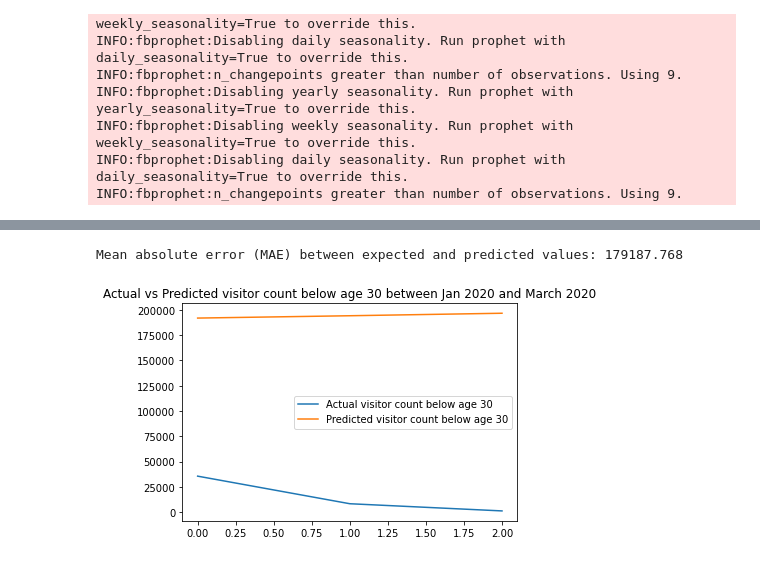
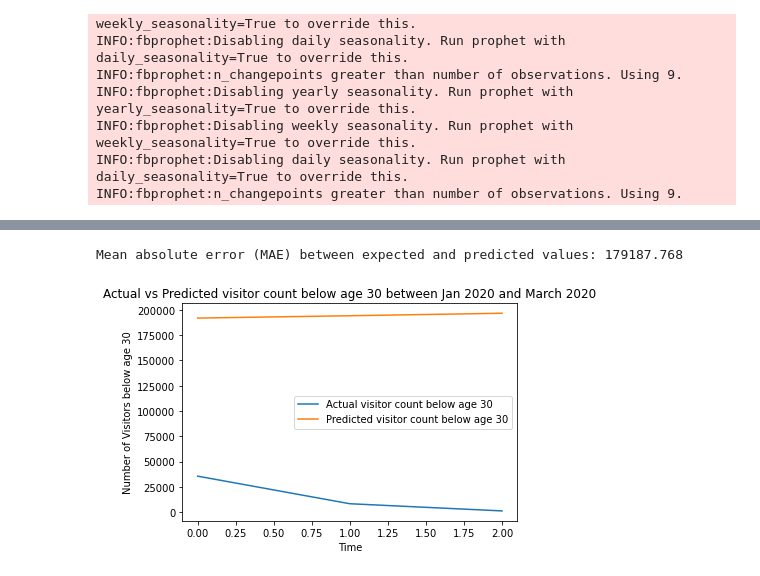
Before and after one commit to alokparna-wsu/Time-Series-Analysis-on-Tourism-Industry, a Jupyter notebook: Tourism_Forcasting_By_Age.ipynb, the cells around one changed output, grey strips where cells are left out. Cells and saved outputs as stored; diff of their text form; code cells hidden in the pictures.

```diff
--- a/Tourism_Forcasting_By_Age.ipynb
+++ b/Tourism_Forcasting_By_Age.ipynb
@@ -513,21 +519,23 @@ plt.title('Forecasted visitor count below age 30');
 # %%
 # Actual vs Predicted visitor count below age 30 between Jan 2020 and March 2020
 df_below30_true = df_age_china['ageBelow_30'][13:].values
 df_below30_pred = df_below30_forecast['yhat'][13:].values
 
 # Calculate the mean absolute error between expected and predicted values
 mae = mean_absolute_error(df_below30_true, df_below30_pred)
 print('Mean absolute error (MAE) between expected and predicted values: %.3f' % mae)
 
 # Plot the expected and predicted visitor count below age 30 between Jan 2020 and March 2020
 plt.plot(df_below30_true, label='Actual visitor count below age 30')
 plt.plot(df_below30_pred, label='Predicted visitor count below age 30')
+plt.xlabel('Time')
+plt.ylabel('Number of Visitors below age 30')
 plt.title('Actual vs Predicted visitor count below age 30 between Jan 2020 and March 2020');
 plt.legend()
 plt.show()
 # %% [output]
 Mean absolute error (MAE) between expected and predicted values: 179187.768
-[figure, old version]
+[figure, new version]
 # %%
 # Forecasted visitor count between age 30 and 50
 df_age30_50_model.plot(df_age30_50_forecast, xlabel = 'Date (Months)', ylabel = 'Number of Visitors')
```
Also changed, not shown: parts of 13 cells of this notebook, 1 other file.
